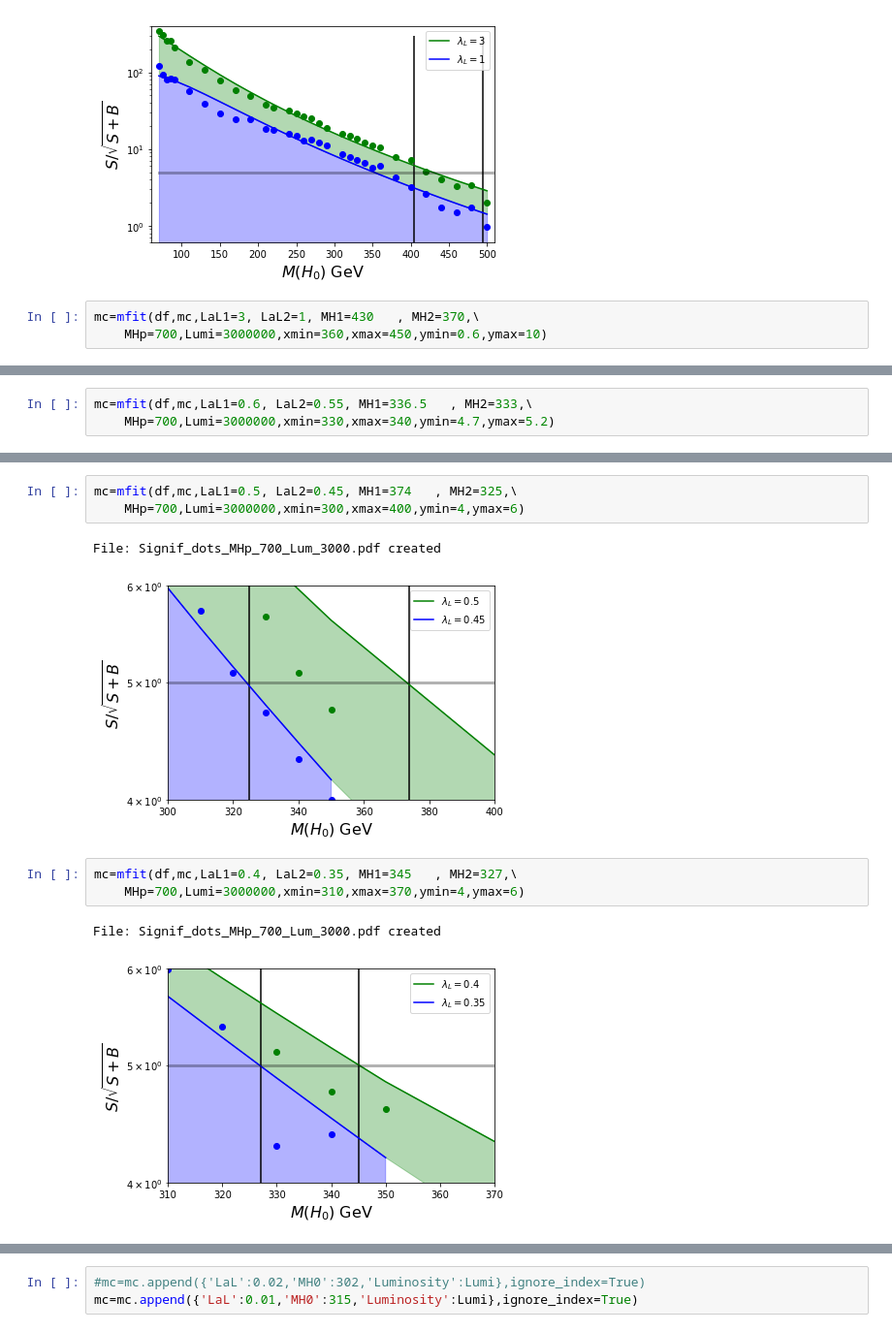
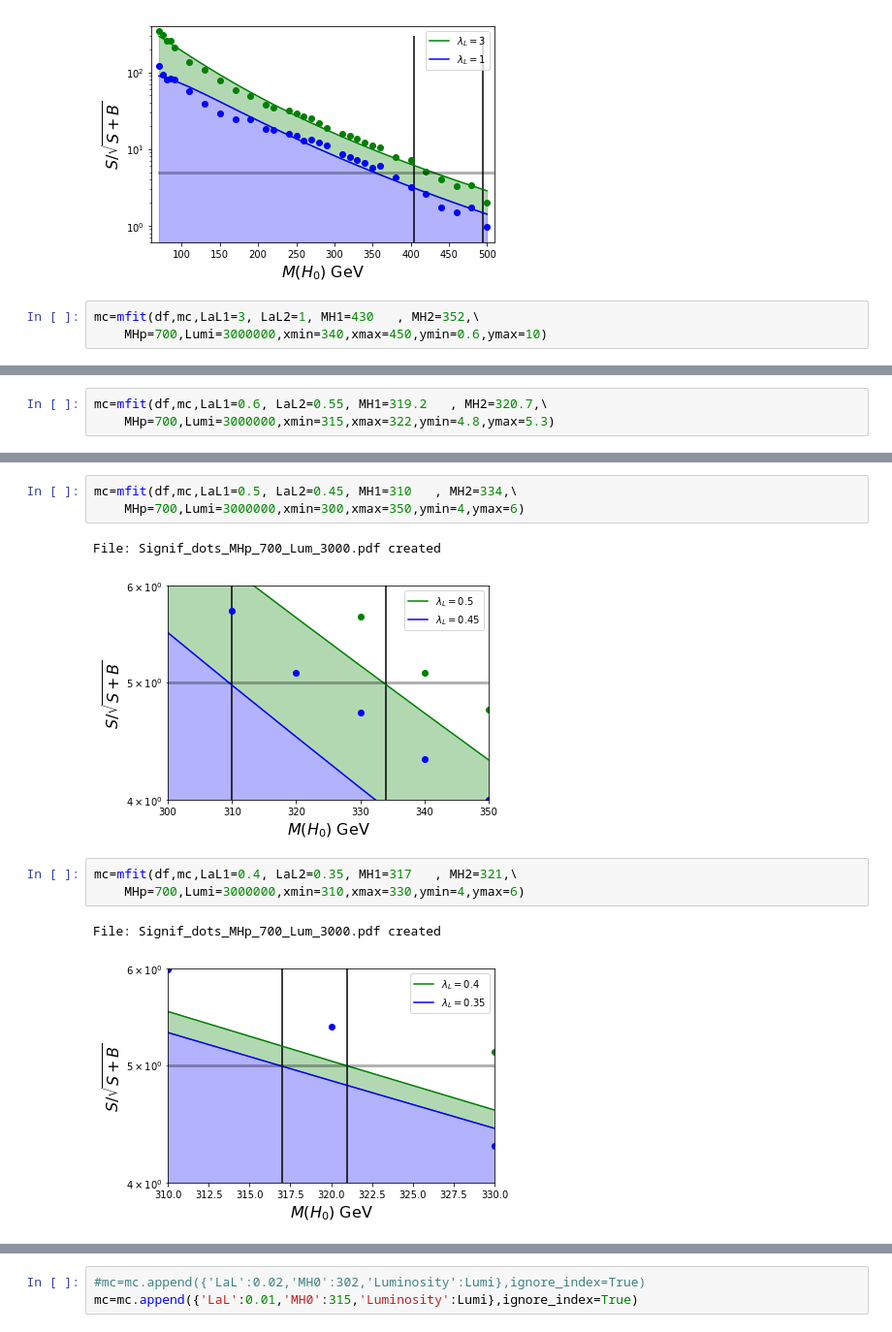
Before and after one commit to restrepo/VBF_IDM, a Jupyter notebook: Sensitivity_manual_contour.ipynb, the cells around one changed output, grey strips where cells are left out. Shown: that part at 97% size. Saved outputs shown, nothing was run; the diff lists cells and outputs as text.

```diff
--- a/Sensitivity_manual_contour.ipynb
+++ b/Sensitivity_manual_contour.ipynb
@@ -143,7 +143,7 @@ kk=mfit(df,mc,LaL1=3, LaL2=1, MH1=495   , MH2=405,\
 File: Signif_dots_MHp_700_Lum_3000.pdf created
 [figure]
 # %%
-mc=mfit(df,mc,LaL1=3, LaL2=1, MH1=430   , MH2=370,\
-    MHp=700,Lumi=3000000,xmin=360,xmax=450,ymin=0.6,ymax=10)
+mc=mfit(df,mc,LaL1=3, LaL2=1, MH1=430   , MH2=352,\
+    MHp=700,Lumi=3000000,xmin=340,xmax=450,ymin=0.6,ymax=10)
 # %% [output]
 File: Signif_dots_MHp_700_Lum_3000.pdf created
@@ -151,5 +151,5 @@ File: Signif_dots_MHp_700_Lum_3000.pdf created
 # %%
-mc=mfit(df,mc,LaL1=0.6, LaL2=0.55, MH1=336.5   , MH2=333,\
-    MHp=700,Lumi=3000000,xmin=330,xmax=340,ymin=4.7,ymax=5.2)
+mc=mfit(df,mc,LaL1=0.6, LaL2=0.55, MH1=319.2   , MH2=320.7,\
+    MHp=700,Lumi=3000000,xmin=315,xmax=322,ymin=4.8,ymax=5.3)
 # %% [output]
 File: Signif_dots_MHp_700_Lum_3000.pdf created
@@ -157,13 +157,13 @@ File: Signif_dots_MHp_700_Lum_3000.pdf created
 # %%
-mc=mfit(df,mc,LaL1=0.5, LaL2=0.45, MH1=374   , MH2=325,\
-    MHp=700,Lumi=3000000,xmin=300,xmax=400,ymin=4,ymax=6)
+mc=mfit(df,mc,LaL1=0.5, LaL2=0.45, MH1=310   , MH2=334,\
+    MHp=700,Lumi=3000000,xmin=300,xmax=350,ymin=4,ymax=6)
 # %% [output]
 File: Signif_dots_MHp_700_Lum_3000.pdf created
-[figure, old version]
+[figure, new version]
 # %%
-mc=mfit(df,mc,LaL1=0.4, LaL2=0.35, MH1=345   , MH2=327,\
-    MHp=700,Lumi=3000000,xmin=310,xmax=370,ymin=4,ymax=6)
+mc=mfit(df,mc,LaL1=0.4, LaL2=0.35, MH1=317   , MH2=321,\
+    MHp=700,Lumi=3000000,xmin=310,xmax=330,ymin=4,ymax=6)
 # %% [output]
 File: Signif_dots_MHp_700_Lum_3000.pdf created
-[figure, old version]
+[figure, new version]
 # %%
```
Also changed, not shown: parts of 9 cells of this notebook, 1 other file.
